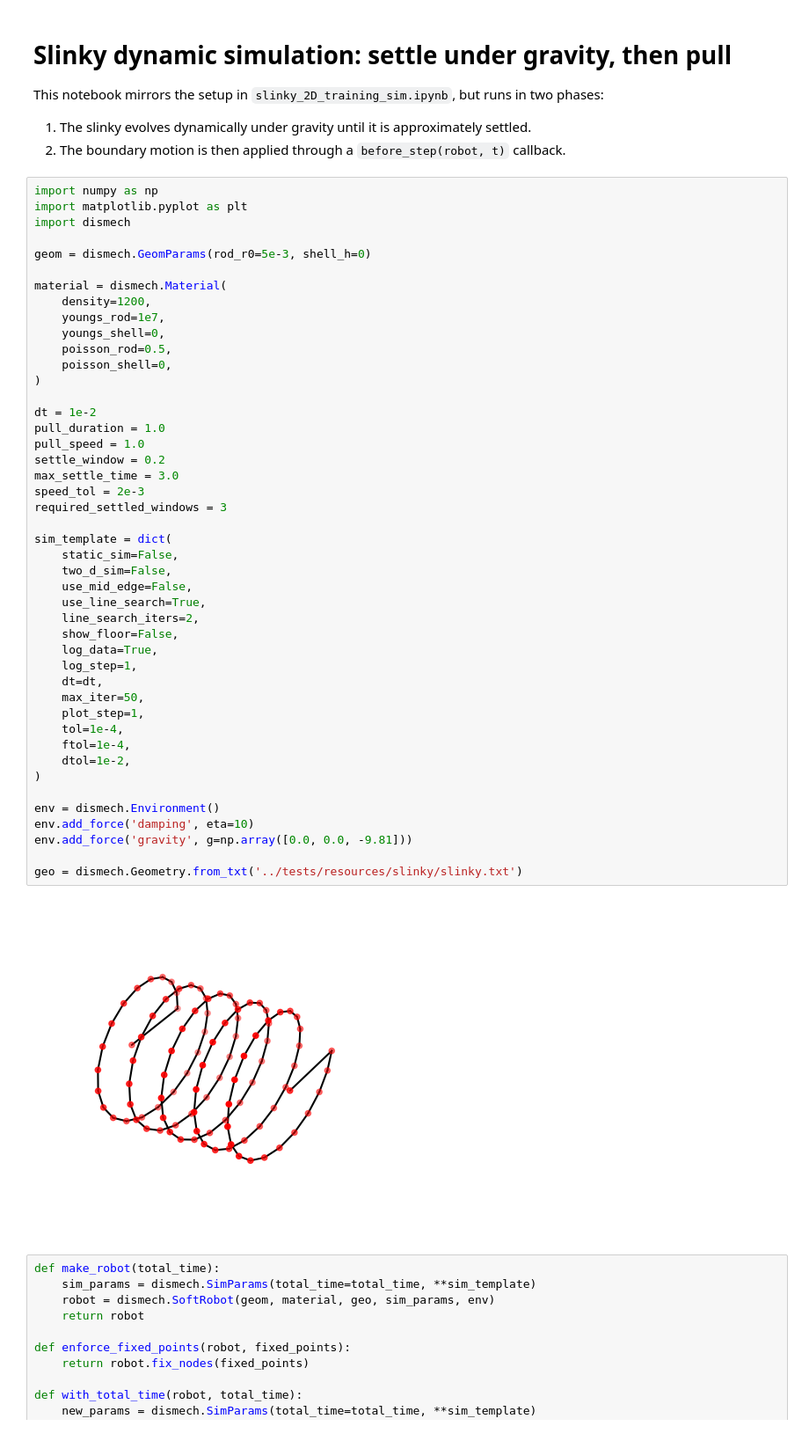
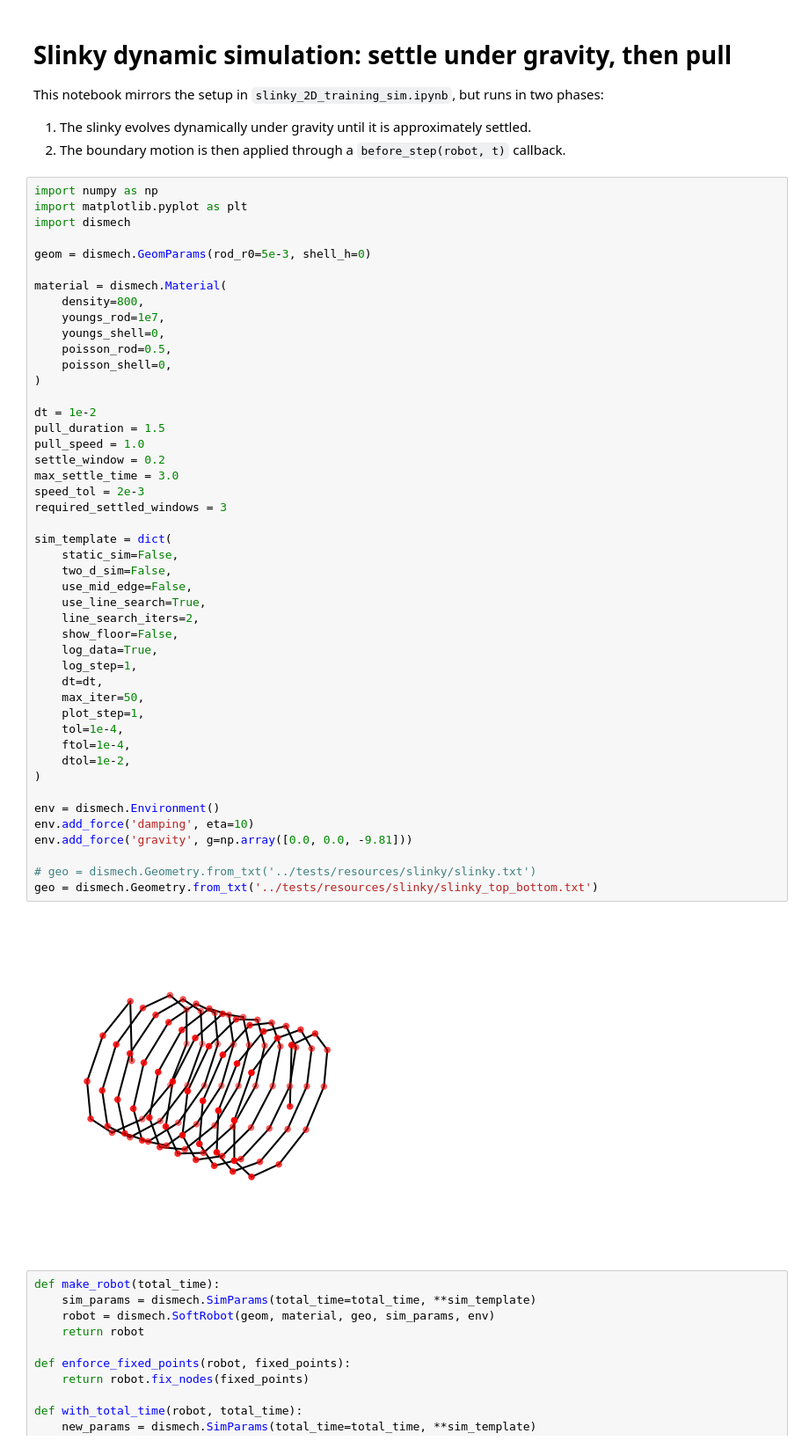
Before and after one commit to StructuresComp/dismech-python, a Jupyter notebook: experiments/slinky_2D_settle_then_pull.ipynb, the cells around one changed output. Shown at 88% size. Saved outputs shown, nothing was run; the diff lists cells and outputs as text.

Commit message:
new slinky configurations and use force data from two "fixed" nodes instead of 1

```diff
--- a/experiments/slinky_2D_settle_then_pull.ipynb
+++ b/experiments/slinky_2D_settle_then_pull.ipynb
@@ -13,7 +13,7 @@ import dismech
 geom = dismech.GeomParams(rod_r0=5e-3, shell_h=0)
 
 material = dismech.Material(
-    density=1200,
+    density=800,
     youngs_rod=1e7,
     youngs_shell=0,
     poisson_rod=0.5,
@@ -21,37 +21,38 @@ material = dismech.Material(
 )
 
 dt = 1e-2
-pull_duration = 1.0
+pull_duration = 1.5
 pull_speed = 1.0
 settle_window = 0.2
 max_settle_time = 3.0
 speed_tol = 2e-3
 required_settled_windows = 3
 
 sim_template = dict(
     static_sim=False,
     two_d_sim=False,
     use_mid_edge=False,
     use_line_search=True,
     line_search_iters=2,
     show_floor=False,
     log_data=True,
     log_step=1,
     dt=dt,
     max_iter=50,
     plot_step=1,
     tol=1e-4,
     ftol=1e-4,
     dtol=1e-2,
 )
 
 env = dismech.Environment()
 env.add_force('damping', eta=10)
 env.add_force('gravity', g=np.array([0.0, 0.0, -9.81]))
 
-geo = dismech.Geometry.from_txt('../tests/resources/slinky/slinky.txt')
+# geo = dismech.Geometry.from_txt('../tests/resources/slinky/slinky.txt')
+geo = dismech.Geometry.from_txt('../tests/resources/slinky/slinky_top_bottom.txt')
 # %% [output]
-[figure, old version]
+[figure, new version]
 # %%
 def make_robot(total_time):
     sim_params = dismech.SimParams(total_time=total_time, **sim_template)
```
Also changed, not shown: parts of 11 cells of this notebook, 4 other files.
